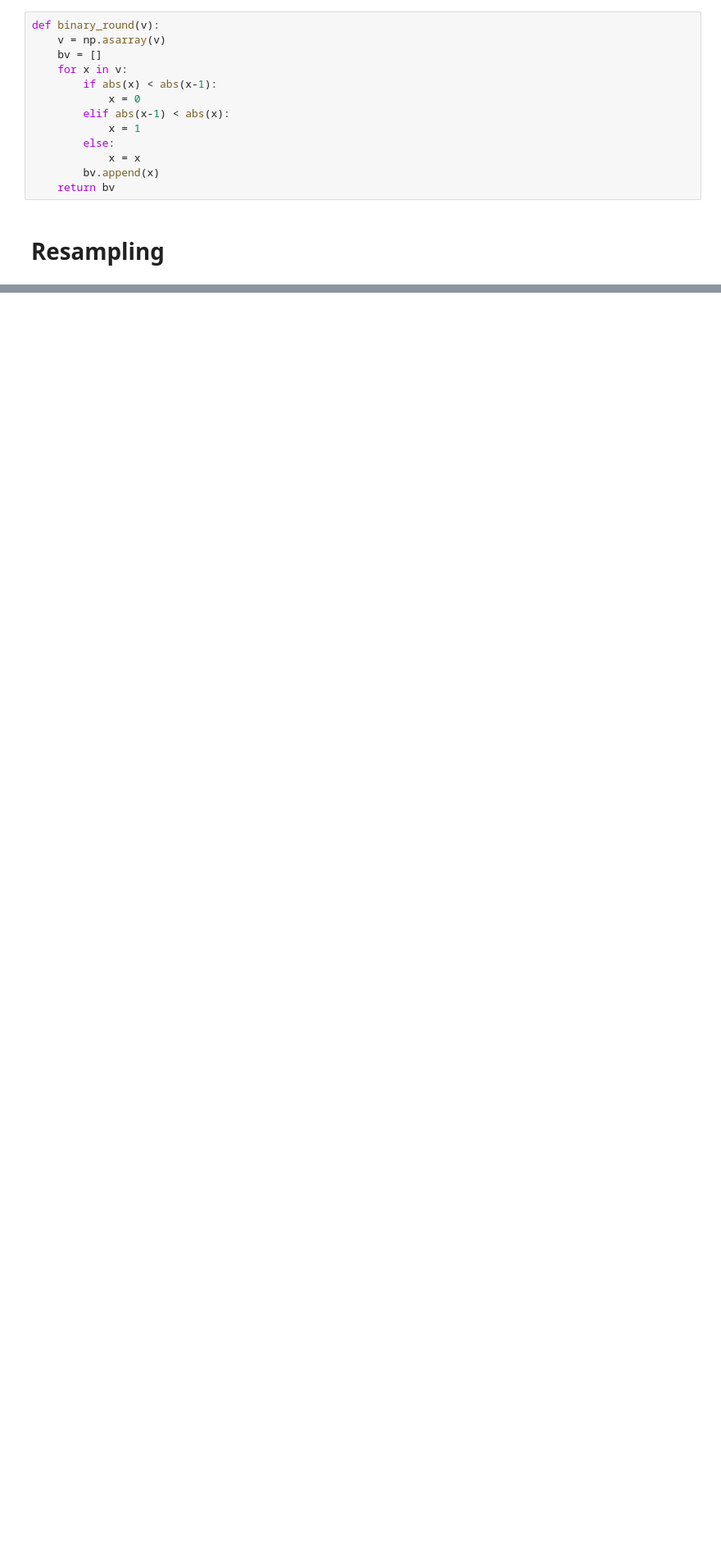
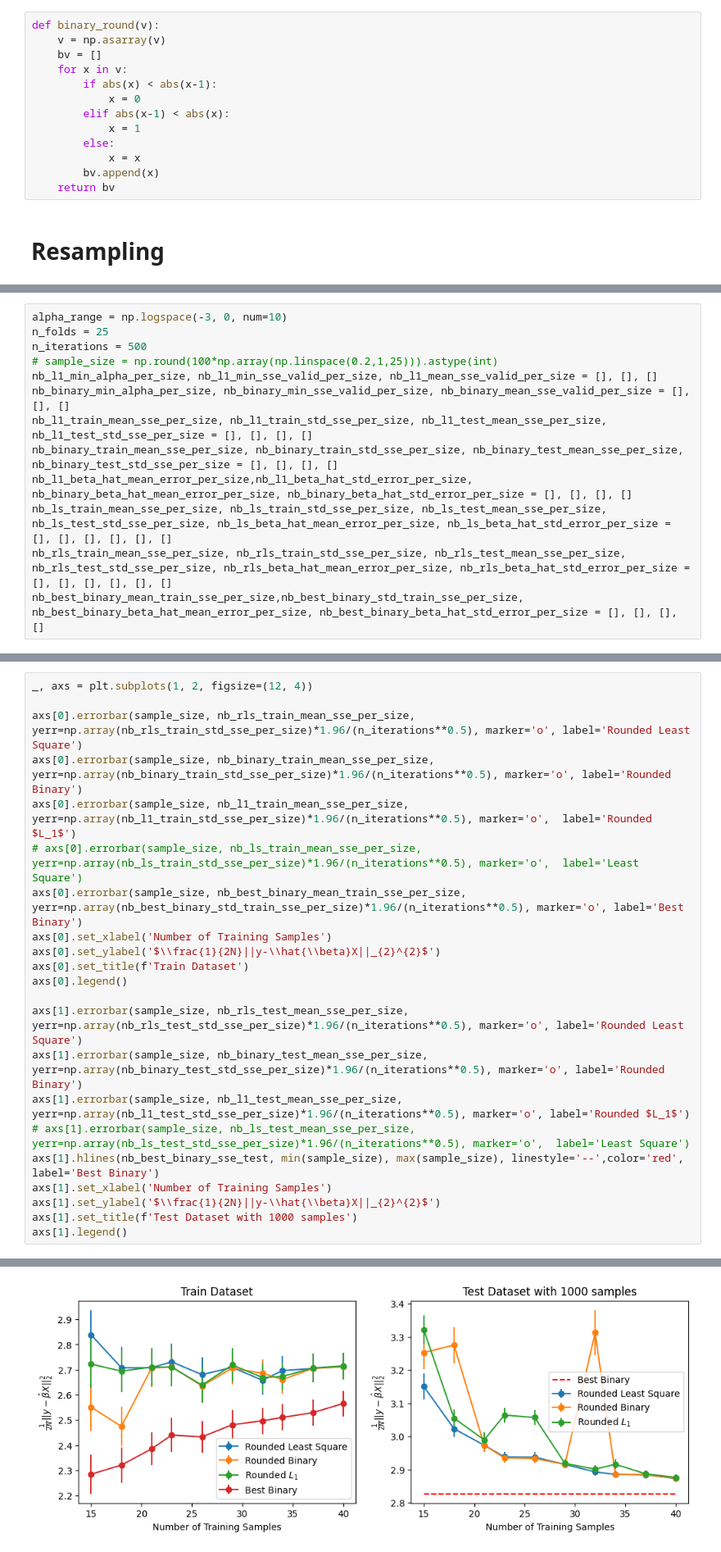
Before and after one commit to shahrzaddii/https---github.com-shahrzaddii-Sparsity, a Jupyter notebook: Binary Estimation Tutorial.ipynb, the cells around one changed output, grey strips where cells are left out. Shown at 82% size. Saved outputs shown, nothing was run; the diff lists cells and outputs as text; blank space fills up the shorter version.

```diff
--- a/Binary Estimation Tutorial.ipynb
+++ b/Binary Estimation Tutorial.ipynb
@@ -496,0 +314,13 @@ axs[1].legend()
+# %%
+alpha_range = np.logspace(-3, 0, num=10)
+n_folds = 25
+n_iterations = 500
+# sample_size = np.round(100*np.array(np.linspace(0.2,1,25))).astype(int)
+nb_l1_min_alpha_per_size, nb_l1_min_sse_valid_per_size, nb_l1_mean_sse_valid_per_size = [], [], []
+nb_binary_min_alpha_per_size, nb_binary_min_sse_valid_per_size, nb_binary_mean_sse_valid_per_size = [], [], []
+nb_l1_train_mean_sse_per_size, nb_l1_train_std_sse_per_size, nb_l1_test_mean_sse_per_size, nb_l1_test_std_sse_per_size = [], [], [], []
+nb_binary_train_mean_sse_per_size, nb_binary_train_std_sse_per_size, nb_binary_test_mean_sse_per_size, nb_binary_test_std_sse_per_size = [], [], [], []
+nb_l1_beta_hat_mean_error_per_size,nb_l1_beta_hat_std_error_per_size, nb_binary_beta_hat_mean_error_per_size, nb_binary_beta_hat_std_error_per_size = [], [], [], []
+nb_ls_train_mean_sse_per_size, nb_ls_train_std_sse_per_size, nb_ls_test_mean_sse_per_size, nb_ls_test_std_sse_per_size, nb_ls_beta_hat_mean_error_per_size, nb_ls_beta_hat_std_error_per_size = [], [], [], [], [], []
+nb_rls_train_mean_sse_per_size, nb_rls_train_std_sse_per_size, nb_rls_test_mean_sse_per_size, nb_rls_test_std_sse_per_size, nb_rls_beta_hat_mean_error_per_size, nb_rls_beta_hat_std_error_per_size = [], [], [], [], [], []
+nb_best_binary_mean_train_sse_per_size,nb_best_binary_std_train_sse_per_size, nb_best_binary_beta_hat_mean_error_per_size, nb_best_binary_beta_hat_std_error_per_size = [], [], [], []
@@ -496,0 +418,23 @@ axs[1].legend()
+# %%
+_, axs = plt.subplots(1, 2, figsize=(12, 4))
+
+axs[0].errorbar(sample_size, nb_rls_train_mean_sse_per_size, yerr=np.array(nb_rls_train_std_sse_per_size)*1.96/(n_iterations**0.5), marker='o', label='Rounded Least Square')
+axs[0].errorbar(sample_size, nb_binary_train_mean_sse_per_size, yerr=np.array(nb_binary_train_std_sse_per_size)*1.96/(n_iterations**0.5), marker='o', label='Rounded Binary')
+axs[0].errorbar(sample_size, nb_l1_train_mean_sse_per_size, yerr=np.array(nb_l1_train_std_sse_per_size)*1.96/(n_iterations**0.5), marker='o',  label='Rounded $L_1$')
+# axs[0].errorbar(sample_size, nb_ls_train_mean_sse_per_size, yerr=np.array(nb_ls_train_std_sse_per_size)*1.96/(n_iterations**0.5), marker='o',  label='Least Square')
+axs[0].errorbar(sample_size, nb_best_binary_mean_train_sse_per_size, yerr=np.array(nb_best_binary_std_train_sse_per_size)*1.96/(n_iterations**0.5), marker='o', label='Best Binary')
+axs[0].set_xlabel('Number of Training Samples')
+axs[0].set_ylabel('$\\frac{1}{2N}||y-\\hat{\\beta}X||_{2}^{2}$')
+axs[0].set_title(f'Train Dataset')
+axs[0].legend()
+
+axs[1].errorbar(sample_size, nb_rls_test_mean_sse_per_size, yerr=np.array(nb_rls_test_std_sse_per_size)*1.96/(n_iterations**0.5), marker='o', label='Rounded Least Square')
+axs[1].errorbar(sample_size, nb_binary_test_mean_sse_per_size, yerr=np.array(nb_binary_test_std_sse_per_size)*1.96/(n_iterations**0.5), marker='o', label='Rounded Binary')
+axs[1].errorbar(sample_size, nb_l1_test_mean_sse_per_size, yerr=np.array(nb_l1_test_std_sse_per_size)*1.96/(n_iterations**0.5), marker='o', label='Rounded $L_1$')
+# axs[1].errorbar(sample_size, nb_ls_test_mean_sse_per_size, yerr=np.array(nb_ls_test_std_sse_per_size)*1.96/(n_iterations**0.5), marker='o',  label='Least Square')
+axs[1].hlines(nb_best_binary_sse_test, min(sample_size), max(sample_size), linestyle='--',color='red', label='Best Binary')
+axs[1].set_xlabel('Number of Training Samples')
+axs[1].set_ylabel('$\\frac{1}{2N}||y-\\hat{\\beta}X||_{2}^{2}$')
+axs[1].set_title(f'Test Dataset with 1000 samples')
+axs[1].legend()
+# %% [output]
@@ -496,0 +442 @@ axs[1].legend()
+[figure, added]
```
Also changed, not shown: parts of 49 cells of this notebook.
